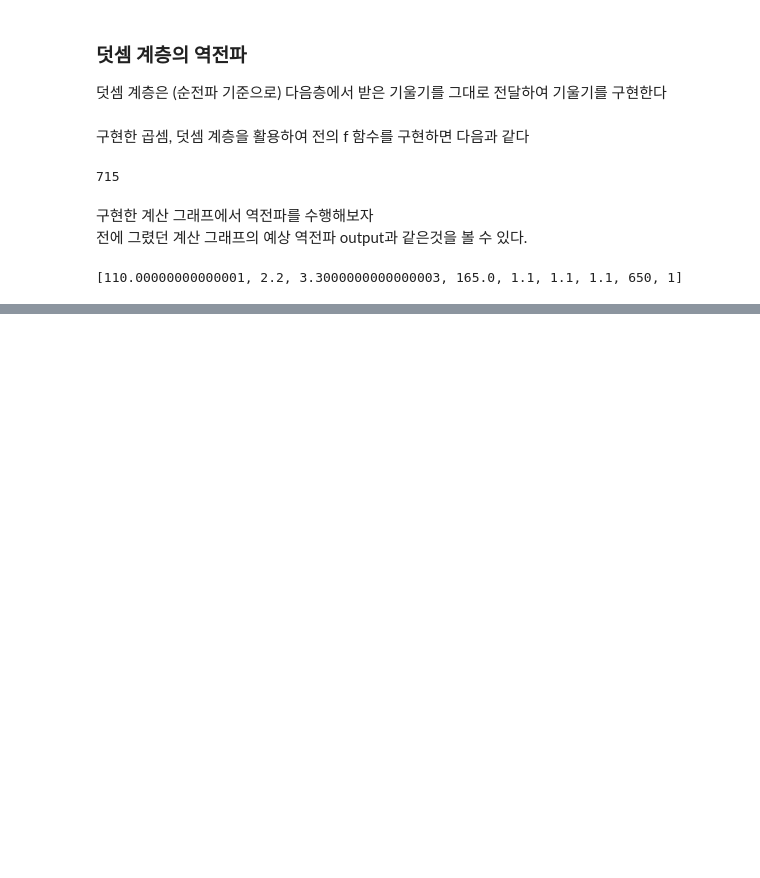
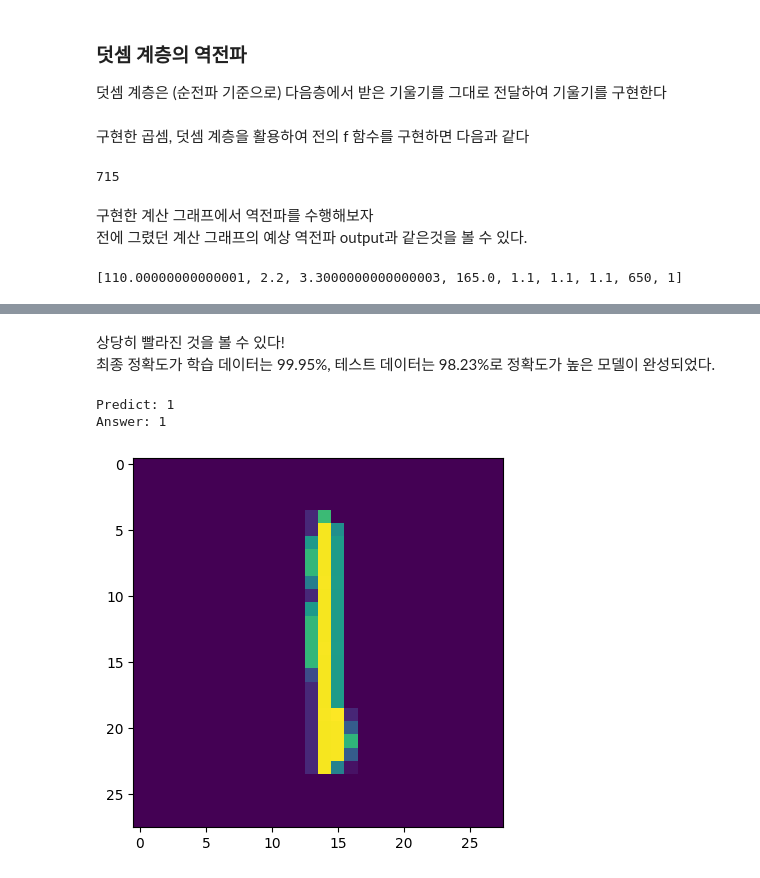
Before and after one commit to pmh-only/dl-learn, a Jupyter notebook: main.ipynb, the cells around one changed output, grey strips where cells are left out. Saved outputs shown, nothing was run; the diff lists cells and outputs as text; code cells hidden in the pictures; blank space fills up the shorter version.

```diff
--- a/main.ipynb
+++ b/main.ipynb
@@ -1279,0 +1321,25 @@ class Relu:
+# %%
+
+class SoftmaxWithLoss:
+  def __init__(self):
+    self.loss = None # 손실함수
+    self.y = None    # softmax의 출력
+    self.t = None    # 정답 레이블(원-핫 인코딩 형태)
+
+  def forward(self, x, t):
+    self.t = t
+    self.y = softmax(x)
+    self.loss = cross_entropy_error(self.y, self.t)
+
+    return self.loss
+
+  def backward(self, dout=1):
+    batch_size = self.t.shape[0]
+    if self.t.size == self.y.size: # 정답 레이블이 원-핫 인코딩 형태일 때
+      dx = (self.y - self.t) / batch_size
+    else:
+      dx = self.y.copy()
+      dx[np.arange(batch_size), self.t] -= 1
+      dx = dx / batch_size
+
+    return dx
@@ -1279,0 +1497,19 @@ class Relu:
+# %% [markdown]
+상당히 빨라진 것을 볼 수 있다!\
+최종 정확도가 학습 데이터는 99.95%, 테스트 데이터는 98.23%로 정확도가 높은 모델이 완성되었다.
+# %%
+n = np.random.randint(0, x_test.shape[0])
+x = x_test[n:n+1]
+t = t_test[n]
+
+y = net.predict(x)[0]
+
+print(f"Predict: {np.argmax(y)}")
+print(f"Answer: {np.argmax(t)}")
+
+plt.imshow(np.reshape(x[0], (28, 28)))
+plt.show()
+# %% [output]
+Predict: 1
+Answer: 1
+[figure, added]
```
Also changed, not shown: parts of 37 cells of this notebook, 5 other files.
